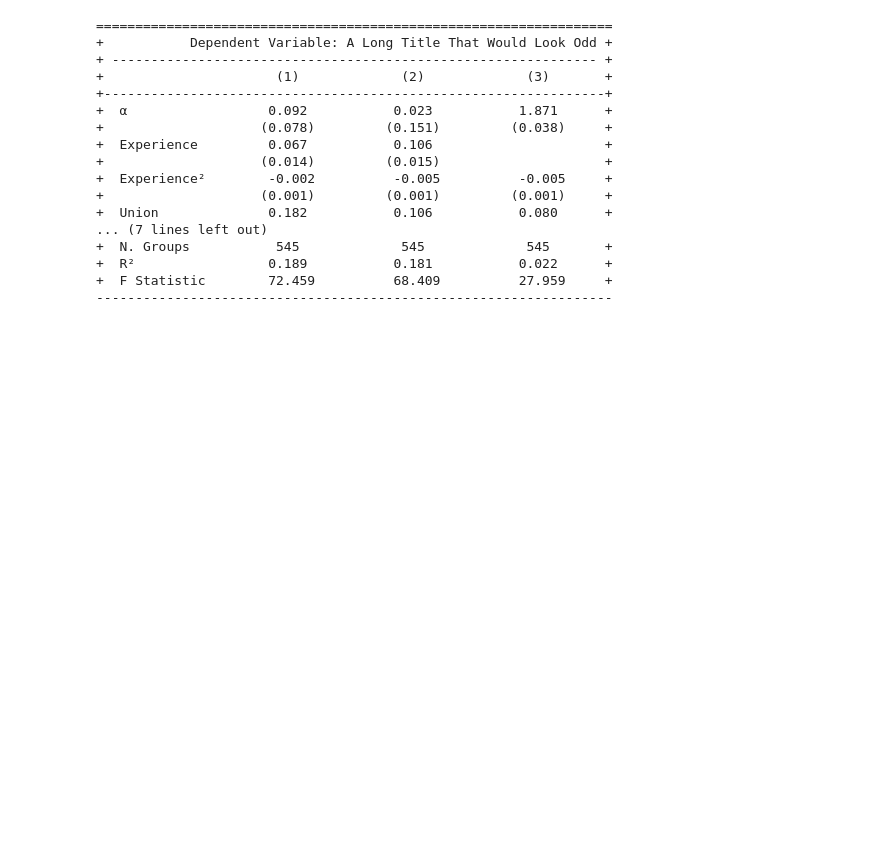
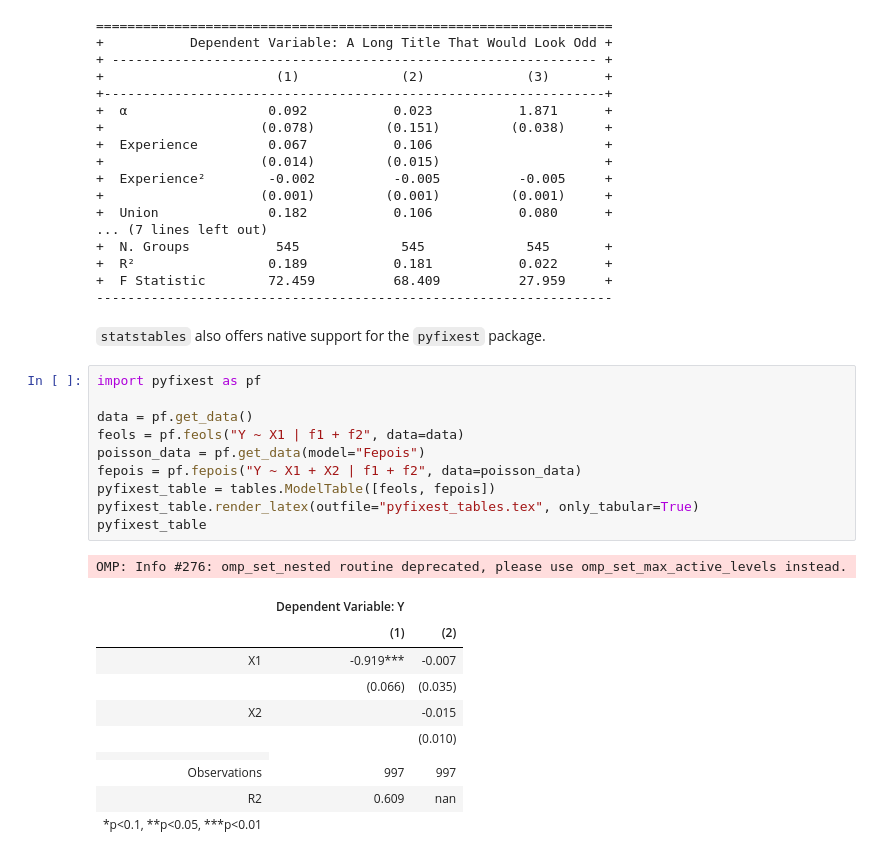
Before and after one commit to andersonfrailey/statstables, a Jupyter notebook: samplenotebook.ipynb, the cells around one changed output. Drawn from its saved outputs; the diff is of its cells as text; blank space fills up the shorter version.

```diff
--- a/samplenotebook.ipynb
+++ b/samplenotebook.ipynb
@@ -770,3 +770,27 @@ print(panel_table_long_name)
 +  R²                 0.189           0.181           0.022      +
 +  F Statistic        72.459          68.409          27.959     +
 ------------------------------------------------------------------
+# %% [markdown]
+`statstables` also offers native support for the `pyfixest` package.
+# %%
+import pyfixest as pf
+
+data = pf.get_data()
+feols = pf.feols("Y ~ X1 | f1 + f2", data=data)
+poisson_data = pf.get_data(model="Fepois")
+fepois = pf.fepois("Y ~ X1 + X2 | f1 + f2", data=poisson_data)
+pyfixest_table = tables.ModelTable([feols, fepois])
+pyfixest_table.render_latex(outfile="pyfixest_tables.tex", only_tabular=True)
+pyfixest_table
+# %% [output]
+OMP: Info #276: omp_set_nested routine deprecated, please use omp_set_max_active_levels instead.
+|  | Dependent Variable: Y |  |
+|  | (1) | (2) |
+| X1 | -0.919*** | -0.007 |
+|  | (0.066) | (0.035) |
+| X2 |  | -0.015 |
+|  |  | (0.010) |
+|  |
+| Observations | 997 | 997 |
+| R2 | 0.609 | nan |
+| *p<0.1, **p<0.05, ***p<0.01 |  |  |
```
Also changed, not shown: 5 other files.
